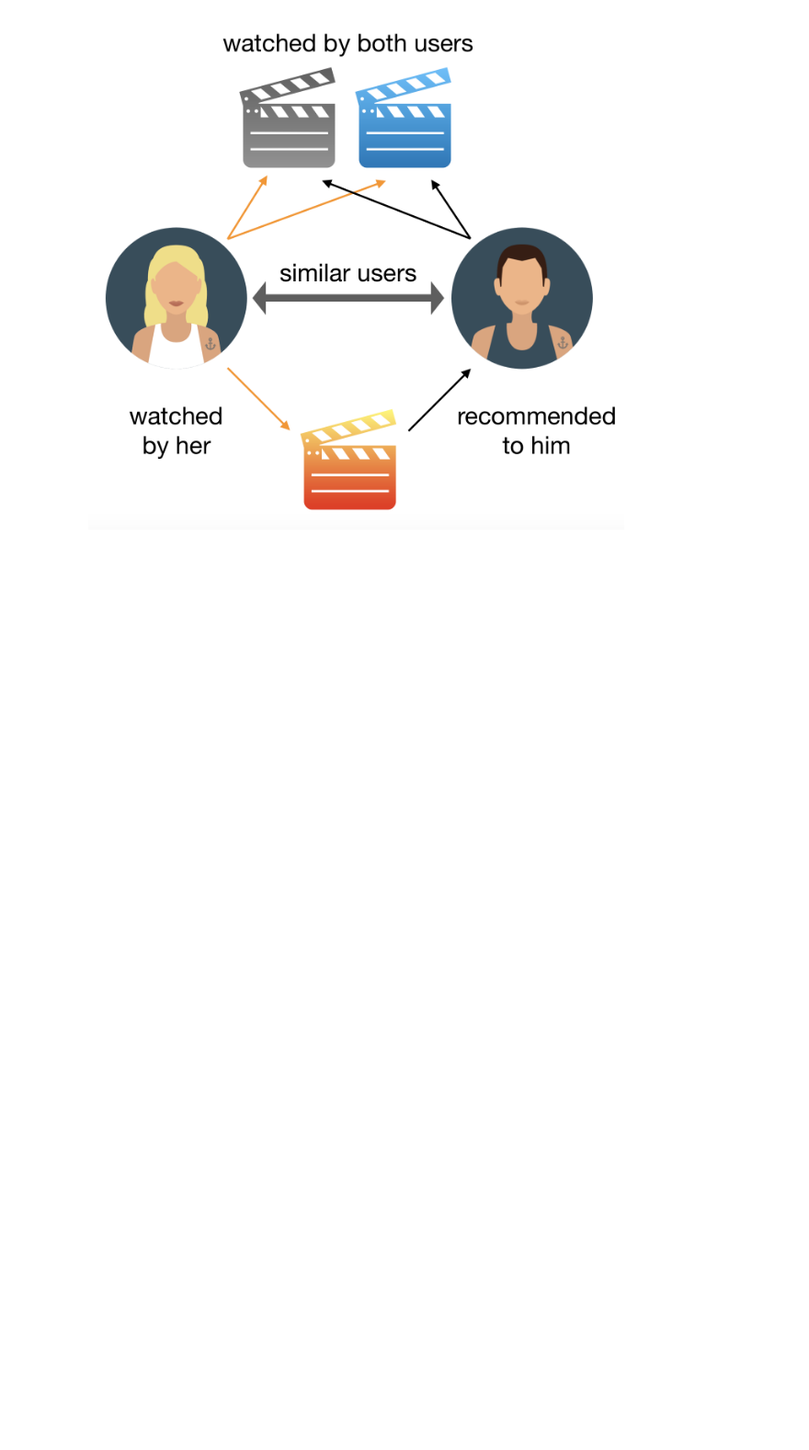
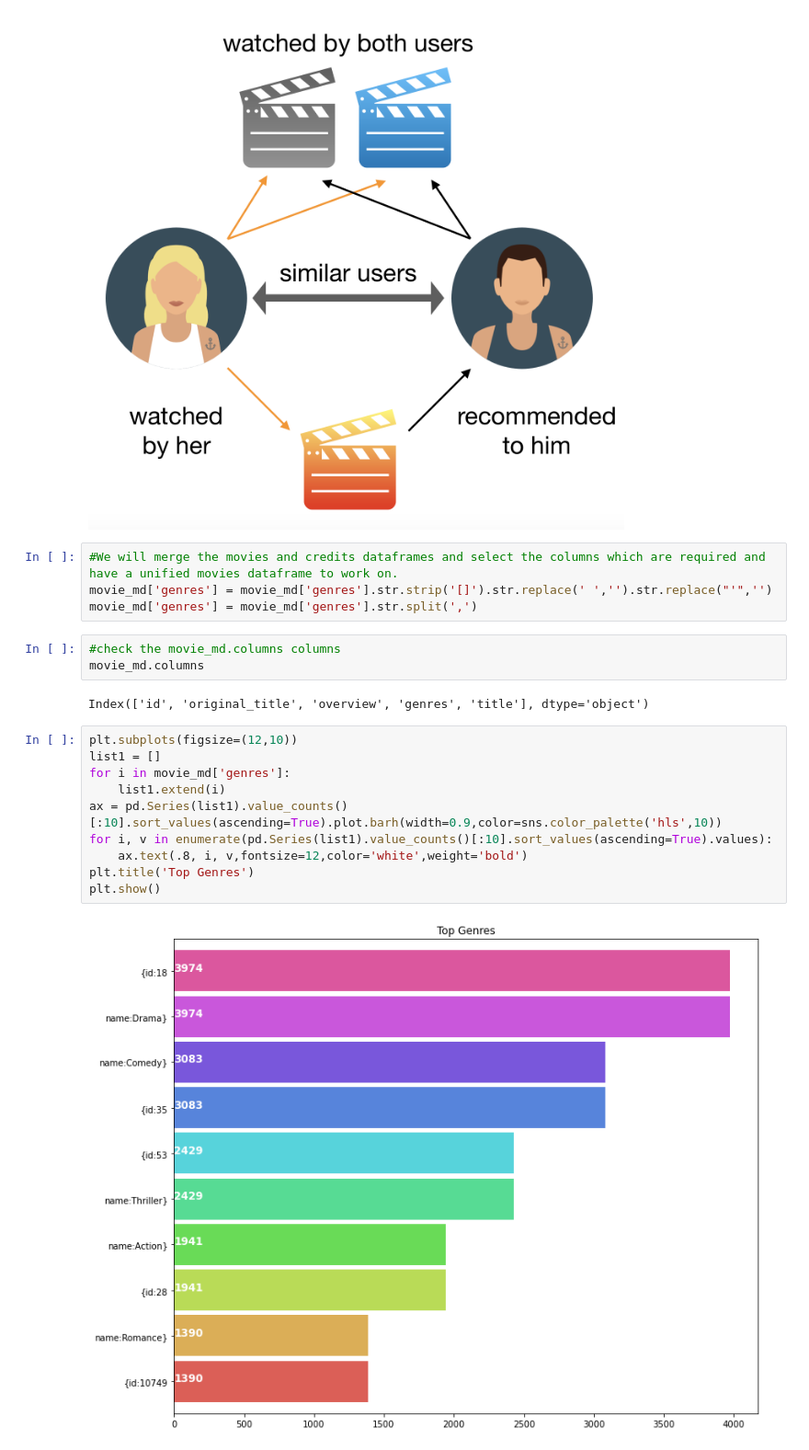
Before and after one commit to BKSalman/recommendation-system, a Jupyter notebook: recommendation-system.ipynb, the cells around one changed output. Shown at 92% size. Cells and saved outputs as stored; diff of their text form; blank space fills up the shorter version.

Commit message:
Recommendation-system_visualisation update

```diff
--- a/recommendation-system.ipynb
+++ b/recommendation-system.ipynb
@@ -157,3 +202,24 @@ Image(filename='diagrams/item-based.png')
 Image(filename='diagrams/user-based.png')
 # %% [output]
 [figure]
+# %%
+#We will merge the movies and credits dataframes and select the columns which are required and have a unified movies dataframe to work on.
+movie_md['genres'] = movie_md['genres'].str.strip('[]').str.replace(' ','').str.replace("'",'')
+movie_md['genres'] = movie_md['genres'].str.split(',')
+# %%
+#check the movie_md.columns columns
+movie_md.columns
+# %% [output]
+Index(['id', 'original_title', 'overview', 'genres', 'title'], dtype='object')
+# %%
+plt.subplots(figsize=(12,10))
+list1 = []
+for i in movie_md['genres']:
+    list1.extend(i)
+ax = pd.Series(list1).value_counts()[:10].sort_values(ascending=True).plot.barh(width=0.9,color=sns.color_palette('hls',10))
+for i, v in enumerate(pd.Series(list1).value_counts()[:10].sort_values(ascending=True).values):
+    ax.text(.8, i, v,fontsize=12,color='white',weight='bold')
+plt.title('Top Genres')
+plt.show()
+# %% [output]
+[figure, added]
```
Also changed, not shown: parts of 15 cells of this notebook.
